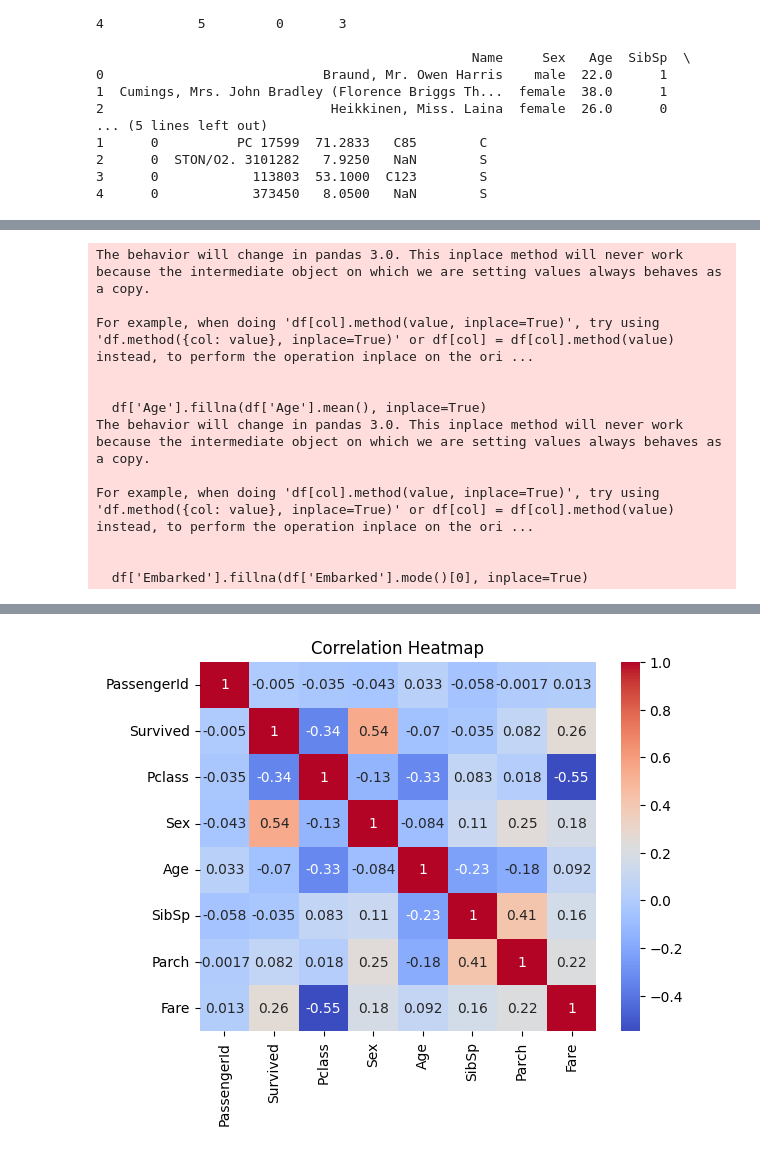
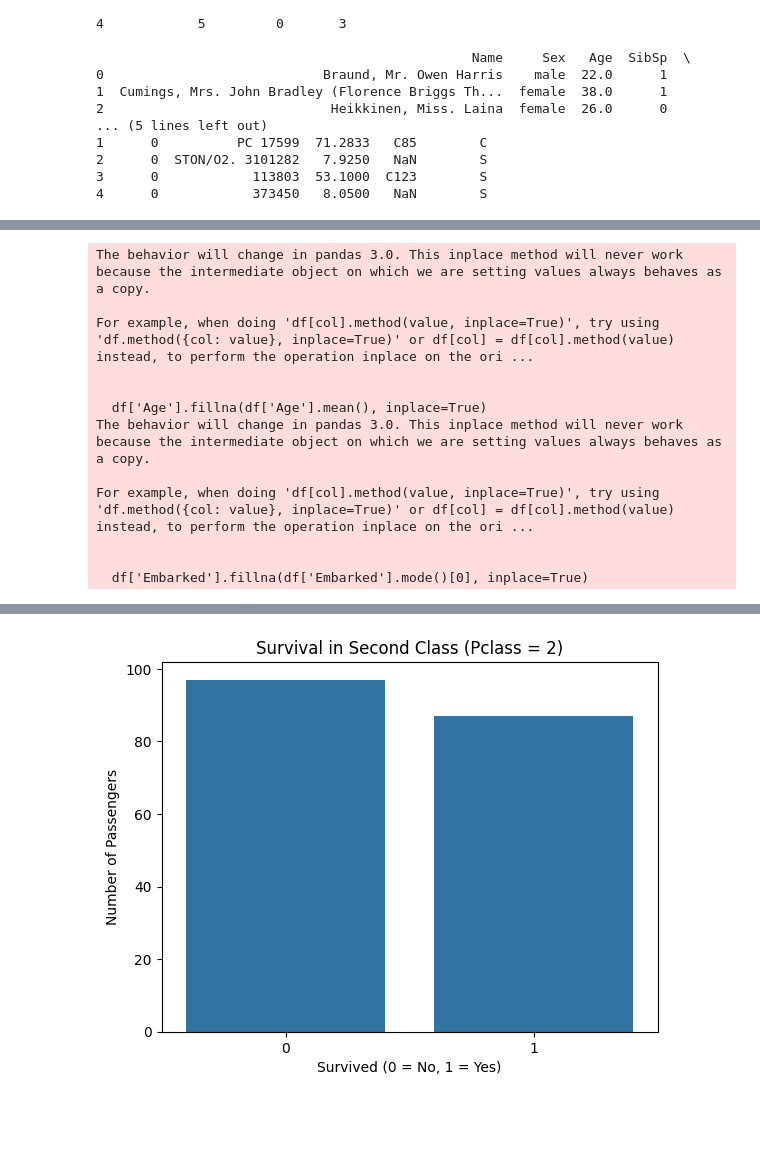
Before and after one commit to yashshinde0607/DS_LAB_SE_B_67, a Jupyter notebook: DSLAB6.ipynb, the cells around one changed output, grey strips where cells are left out. Saved outputs shown, nothing was run; the diff lists cells and outputs as text; code cells hidden in the pictures; blank space fills up the shorter version.

```diff
--- a/DSLAB6.ipynb
+++ b/DSLAB6.ipynb
@@ -37,6 +48,4 @@ print(df.head())
 # %%
-# Experiment 06: Titanic Data Analysis and Visualization
-
 # Import required libraries
 import pandas as pd
 import numpy as np
@@ -47,63 +56,100 @@ import os
 # Display files in directory
 print("Files in directory:", os.listdir())
 
-# Load dataset (CSV format)
-df = pd.read_csv("Titanic-Dataset(1).xls")
+# Load dataset
+df = pd.read_csv("Titanic-Dataset.csv")
 
 # Display first 5 rows
 print("\nFirst 5 Records:")
 print(df.head())
 
-# Display dataset information
+# Dataset info
 print("\nDataset Info:")
 print(df.info())
 
-# Check missing values
+# Missing values
 print("\nMissing Values:")
 print(df.isnull().sum())
 
 # ------------------ Data Preprocessing ------------------
 
-# Fill missing values in Age with mean
+# Fill missing values
 df['Age'].fillna(df['Age'].mean(), inplace=True)
-
-# Fill missing values in Embarked with mode
 df['Embarked'].fillna(df['Embarked'].mode()[0], inplace=True)
 
-# Drop Cabin column due to many missing values
+# Drop Cabin column
 if 'Cabin' in df.columns:
     df.drop(columns=['Cabin'], inplace=True)
 
-# Convert categorical data into numerical form
+# Convert categorical to numeric
 df['Sex'] = df['Sex'].map({'male': 0, 'female': 1})
 
-# ------------------ Data Visualization ------------------
+# ------------------ Visualization ------------------
 
-# Survival count
+# 1. Total Survival Count
 plt.figure()
 sns.countplot(x='Survived', data=df)
-plt.title("Survival Count")
+plt.title("Total Survival Count")
 plt.xlabel("Survived (0 = No, 1 = Yes)")
 plt.ylabel("Number of Passengers")
 plt.show()
 
-# Survival based on Gender
+# ------------------ Gender-based Survival ------------------
+
+# Separate data
+male_df = df[df['Sex'] == 0]
+female_df = df[df['Sex'] == 1]
+
+# Male survival chart
 plt.figure()
-sns.countplot(x='Sex', hue='Survived', data=df)
-plt.title("Survival based on Gender")
-plt.xlabel("Gender (0 = Male, 1 = Female)")
-plt.ylabel("Count")
+sns.countplot(x='Survived', data=male_df)
+plt.title("Survival Count for Male Passengers")
+plt.xlabel("Survived (0 = No, 1 = Yes)")
+plt.ylabel("Number of Male Passengers")
 plt.show()
 
-# Survival based on Passenger Class
+# Female survival chart
 plt.figure()
-sns.countplot(x='Pclass', hue='Survived', data=df)
-plt.title("Survival based on Passenger Class")
-plt.xlabel("Passenger Class")
-plt.ylabel("Count")
+sns.countplot(x='Survived', data=female_df)
+plt.title("Survival Count for Female Passengers")
+plt.xlabel("Survived (0 = No, 1 = Yes)")
+plt.ylabel("Number of Female Passengers")
 plt.show()
 
-# Age distribution
+# ------------------ Passenger Class-based Survival ------------------
+
+# Class 1 (First Class)
+class1_df = df[df['Pclass'] == 1]
+
+plt.figure()
+sns.countplot(x='Survived', data=class1_df)
+plt.title("Survival in First Class (Pclass = 1)")
+plt.xlabel("Survived (0 = No, 1 = Yes)")
+plt.ylabel("Number of Passengers")
+plt.show()
+
+# Class 2 (Second Class)
+class2_df = df[df['Pclass'] == 2]
+
+plt.figure()
+sns.countplot(x='Survived', data=class2_df)
+plt.title("Survival in Second Class (Pclass = 2)")
+plt.xlabel("Survived (0 = No, 1 = Yes)")
+plt.ylabel("Number of Passengers")
+plt.show()
+
+# Class 3 (Third Class)
+class3_df = df[df['Pclass'] == 3]
+
+plt.figure()
+sns.countplot(x='Survived', data=class3_df)
+plt.title("Survival in Third Class (Pclass = 3)")
+plt.xlabel("Survived (0 = No, 1 = Yes)")
+plt.ylabel("Number of Passengers")
+plt.show()
+
+# ------------------ Age Distribution ------------------
+
 plt.figure()
 sns.histplot(df['Age'], bins=30, kde=True)
 plt.title("Age Distribution")
@@ -111,7 +157,8 @@ plt.xlabel("Age")
 plt.ylabel("Frequency")
 plt.show()
 
-# Correlation Heatmap
+# ------------------ Correlation Heatmap ------------------
+
 plt.figure()
 numeric_df = df.select_dtypes(include=np.number)
 sns.heatmap(numeric_df.corr(), annot=True, cmap='coolwarm')
@@ -154 +201 @@ For example, when doing 'df[col].method(value, inplace=True)', try using 'df.met
-[figure, old version]
+[figure, new version]
```
Also changed, not shown: parts of 3 cells of this notebook.
